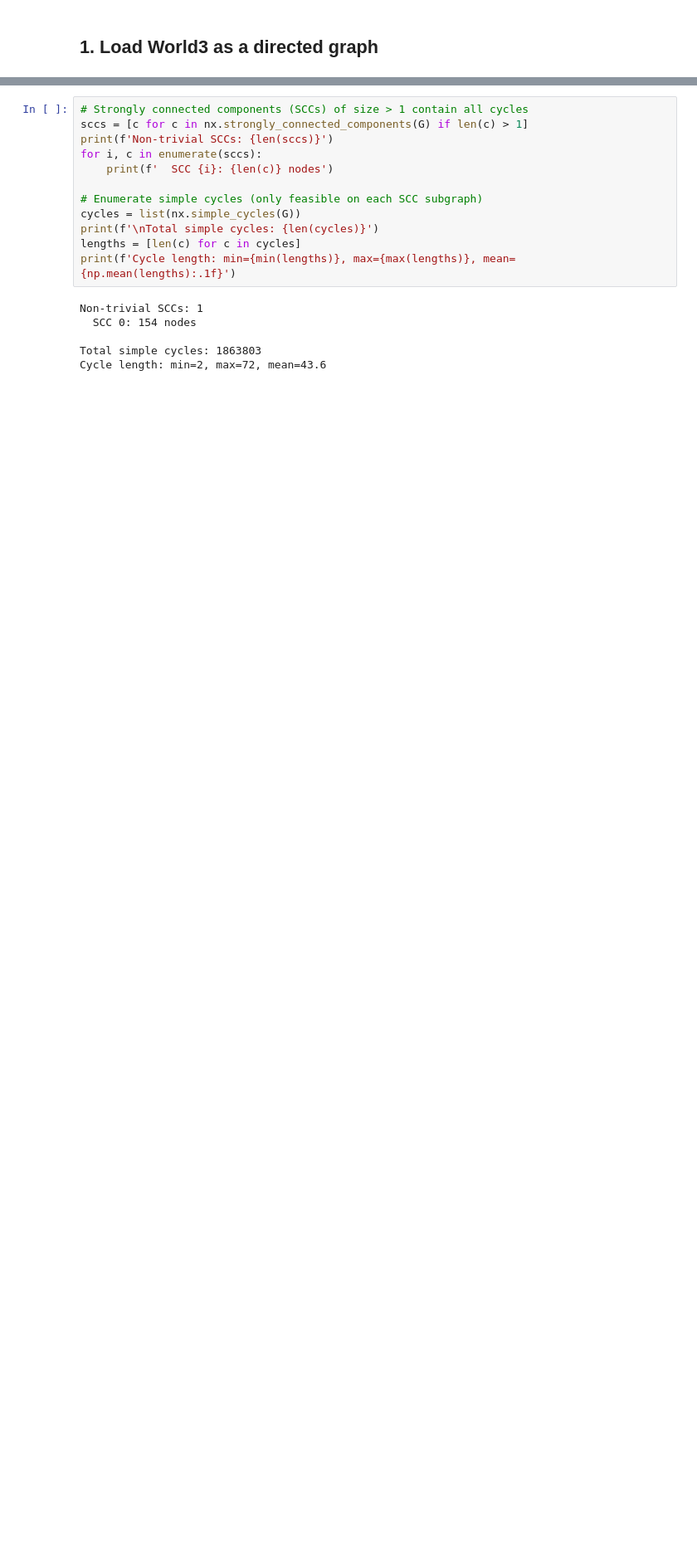
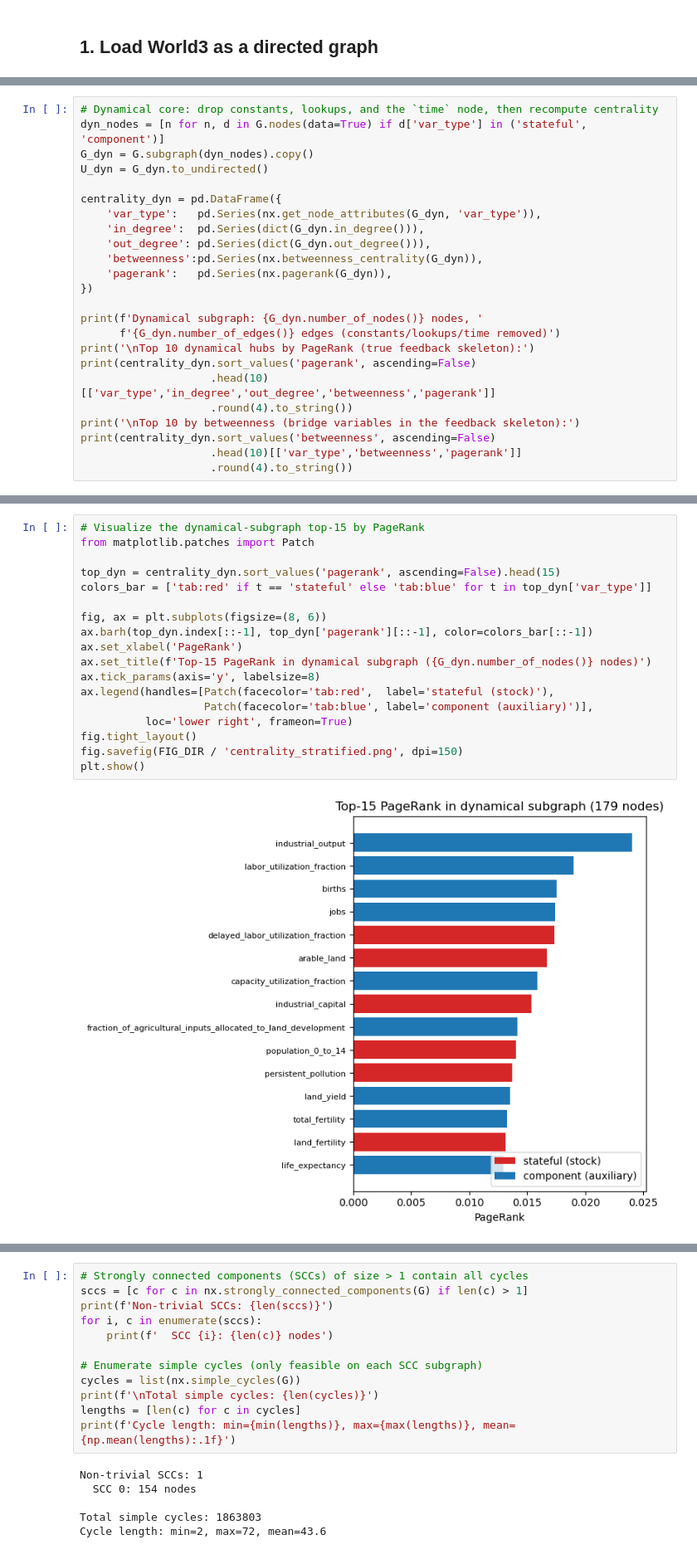
Before and after one commit to XunYang-Lola/CIVIL-534, a Jupyter notebook: final/network_analysis.ipynb, the cells around one changed output, grey strips where cells are left out. Shown at 83% size. Cells and saved outputs as stored; diff of their text form; blank space fills up the shorter version.

```diff
--- a/final/network_analysis.ipynb
+++ b/final/network_analysis.ipynb
@@ -113,0 +79,24 @@ plt.show()
+# %%
+# Dynamical core: drop constants, lookups, and the `time` node, then recompute centrality
+dyn_nodes = [n for n, d in G.nodes(data=True) if d['var_type'] in ('stateful', 'component')]
+G_dyn = G.subgraph(dyn_nodes).copy()
+U_dyn = G_dyn.to_undirected()
+
+centrality_dyn = pd.DataFrame({
+    'var_type':   pd.Series(nx.get_node_attributes(G_dyn, 'var_type')),
+    'in_degree':  pd.Series(dict(G_dyn.in_degree())),
+    'out_degree': pd.Series(dict(G_dyn.out_degree())),
+    'betweenness':pd.Series(nx.betweenness_centrality(G_dyn)),
+    'pagerank':   pd.Series(nx.pagerank(G_dyn)),
+})
+
+print(f'Dynamical subgraph: {G_dyn.number_of_nodes()} nodes, '
+      f'{G_dyn.number_of_edges()} edges (constants/lookups/time removed)')
+print('\nTop 10 dynamical hubs by PageRank (true feedback skeleton):')
+print(centrality_dyn.sort_values('pagerank', ascending=False)
+                    .head(10)[['var_type','in_degree','out_degree','betweenness','pagerank']]
+                    .round(4).to_string())
+print('\nTop 10 by betweenness (bridge variables in the feedback skeleton):')
+print(centrality_dyn.sort_values('betweenness', ascending=False)
+                    .head(10)[['var_type','betweenness','pagerank']]
+                    .round(4).to_string())
@@ -113,0 +152,20 @@ plt.show()
+# %%
+# Visualize the dynamical-subgraph top-15 by PageRank
+from matplotlib.patches import Patch
+
+top_dyn = centrality_dyn.sort_values('pagerank', ascending=False).head(15)
+colors_bar = ['tab:red' if t == 'stateful' else 'tab:blue' for t in top_dyn['var_type']]
+
+fig, ax = plt.subplots(figsize=(8, 6))
+ax.barh(top_dyn.index[::-1], top_dyn['pagerank'][::-1], color=colors_bar[::-1])
+ax.set_xlabel('PageRank')
+ax.set_title(f'Top-15 PageRank in dynamical subgraph ({G_dyn.number_of_nodes()} nodes)')
+ax.tick_params(axis='y', labelsize=8)
+ax.legend(handles=[Patch(facecolor='tab:red',  label='stateful (stock)'),
+                   Patch(facecolor='tab:blue', label='component (auxiliary)')],
+          loc='lower right', frameon=True)
+fig.tight_layout()
+fig.savefig(FIG_DIR / 'centrality_stratified.png', dpi=150)
+plt.show()
+# %% [output]
+[figure, added]
```
Also changed, not shown: parts of 25 cells of this notebook, 5 other files.
